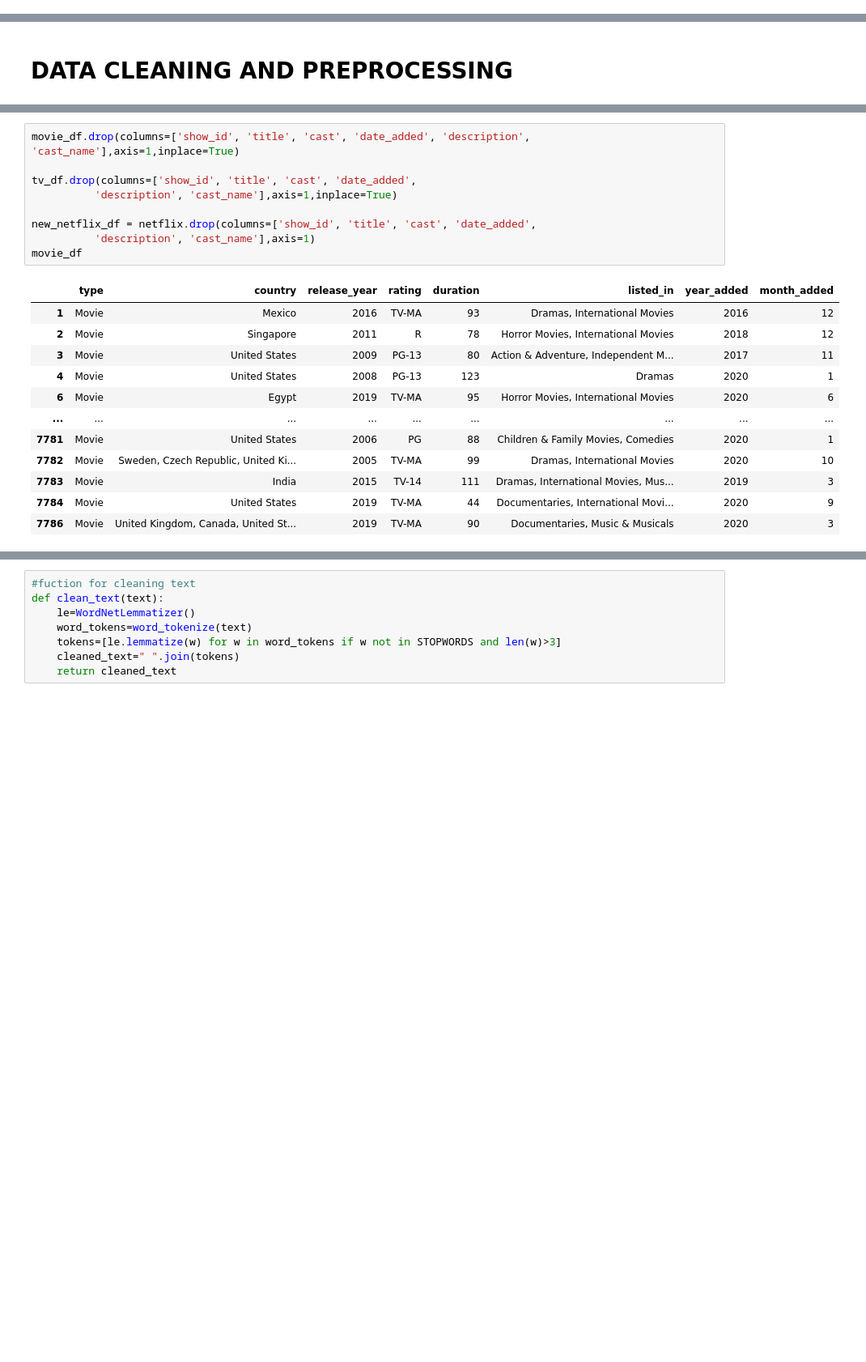
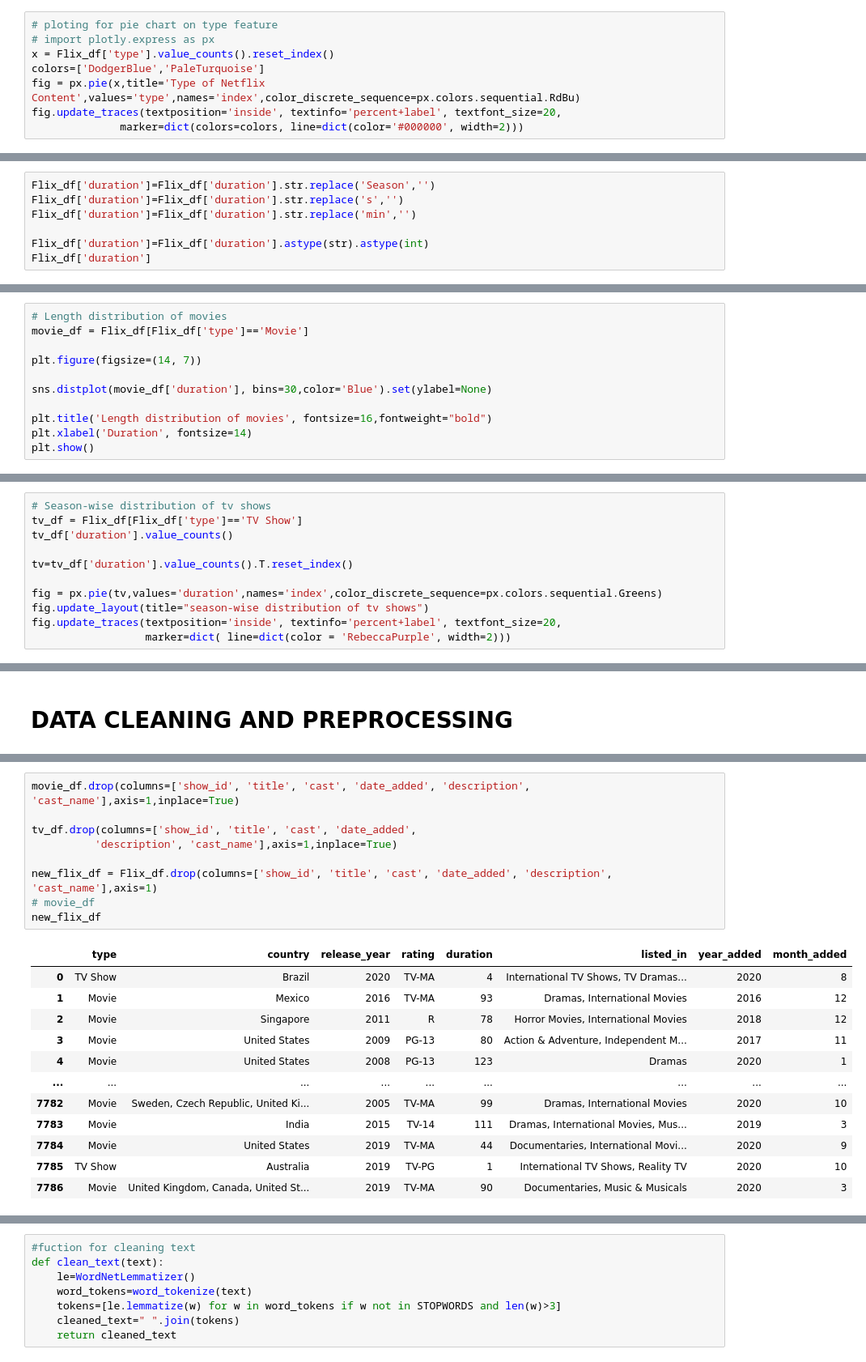
Before and after one commit to San13deep/-Credit-Card-Default-Prediction, a Jupyter notebook: Capstone_6_NETFLIX_MOVIES_AND_TV_SHOWS_CLUSTERING.ipynb, the cells around one changed output, grey strips where cells are left out. Shown at 81% size. Cells and saved outputs as stored; diff of their text form; blank space fills up the shorter version.

```diff
--- a/Capstone_6_NETFLIX_MOVIES_AND_TV_SHOWS_CLUSTERING.ipynb
+++ b/Capstone_6_NETFLIX_MOVIES_AND_TV_SHOWS_CLUSTERING.ipynb
@@ -388,0 +753,8 @@ fig.update_traces(textposition='inside', textinfo='percent+label', textfont_size
+# %%
+# ploting for pie chart on type feature
+# import plotly.express as px
+x = Flix_df['type'].value_counts().reset_index()
+colors=['DodgerBlue','PaleTurquoise']
+fig = px.pie(x,title='Type of Netflix Content',values='type',names='index',color_discrete_sequence=px.colors.sequential.RdBu)
+fig.update_traces(textposition='inside', textinfo='percent+label', textfont_size=20,
+              marker=dict(colors=colors, line=dict(color='#000000', width=2)))
@@ -388,0 +860,7 @@ fig.update_traces(textposition='inside', textinfo='percent+label', textfont_size
+# %%
+Flix_df['duration']=Flix_df['duration'].str.replace('Season','')
+Flix_df['duration']=Flix_df['duration'].str.replace('s','')
+Flix_df['duration']=Flix_df['duration'].str.replace('min','')
+
+Flix_df['duration']=Flix_df['duration'].astype(str).astype(int)
+Flix_df['duration']
@@ -388,0 +880,11 @@ fig.update_traces(textposition='inside', textinfo='percent+label', textfont_size
+# %%
+# Length distribution of movies
+movie_df = Flix_df[Flix_df['type']=='Movie']
+
+plt.figure(figsize=(14, 7))
+
+sns.distplot(movie_df['duration'], bins=30,color='Blue').set(ylabel=None)
+
+plt.title('Length distribution of movies', fontsize=16,fontweight="bold")
+plt.xlabel('Duration', fontsize=14)
+plt.show()
@@ -388,0 +893,11 @@ fig.update_traces(textposition='inside', textinfo='percent+label', textfont_size
+# %%
+# Season-wise distribution of tv shows
+tv_df = Flix_df[Flix_df['type']=='TV Show']
+tv_df['duration'].value_counts()
+
+tv=tv_df['duration'].value_counts().T.reset_index()
+
+fig = px.pie(tv,values='duration',names='index',color_discrete_sequence=px.colors.sequential.Greens)
+fig.update_layout(title="season-wise distribution of tv shows")
+fig.update_traces(textposition='inside', textinfo='percent+label', textfont_size=20,
+                  marker=dict( line=dict(color = 'RebeccaPurple', width=2)))
@@ -419,22 +938,22 @@ Index(['show_id', 'type', 'title', 'cast', 'country', 'date_added',
 # %%
 movie_df.drop(columns=['show_id', 'title', 'cast', 'date_added', 'description', 'cast_name'],axis=1,inplace=True)
 
 tv_df.drop(columns=['show_id', 'title', 'cast', 'date_added',
           'description', 'cast_name'],axis=1,inplace=True)
 
-new_netflix_df = netflix.drop(columns=['show_id', 'title', 'cast', 'date_added',
-          'description', 'cast_name'],axis=1)
-movie_df
+new_flix_df = Flix_df.drop(columns=['show_id', 'title', 'cast', 'date_added', 'description', 'cast_name'],axis=1)
+# movie_df
+new_flix_df
 # %% [output]
 |  | type | country | release_year | rating | duration | listed_in | year_added | month_added |
+| 0 | TV Show | Brazil | 2020 | TV-MA | 4 | International TV Shows, TV Dramas... | 2020 | 8 |
 | 1 | Movie | Mexico | 2016 | TV-MA | 93 | Dramas, International Movies | 2016 | 12 |
 | 2 | Movie | Singapore | 2011 | R | 78 | Horror Movies, International Movies | 2018 | 12 |
 | 3 | Movie | United States | 2009 | PG-13 | 80 | Action & Adventure, Independent M... | 2017 | 11 |
 | 4 | Movie | United States | 2008 | PG-13 | 123 | Dramas | 2020 | 1 |
-| 6 | Movie | Egypt | 2019 | TV-MA | 95 | Horror Movies, International Movies | 2020 | 6 |
 | ... | ... | ... | ... | ... | ... | ... | ... | ... |
-| 7781 | Movie | United States | 2006 | PG | 88 | Children & Family Movies, Comedies | 2020 | 1 |
 | 7782 | Movie | Sweden, Czech Republic, United Ki... | 2005 | TV-MA | 99 | Dramas, International Movies | 2020 | 10 |
 | 7783 | Movie | India | 2015 | TV-14 | 111 | Dramas, International Movies, Mus... | 2019 | 3 |
 | 7784 | Movie | United States | 2019 | TV-MA | 44 | Documentaries, International Movi... | 2020 | 9 |
+| 7785 | TV Show | Australia | 2019 | TV-PG | 1 | International TV Shows, Reality TV | 2020 | 10 |
 | 7786 | Movie | United Kingdom, Canada, United St... | 2019 | TV-MA | 90 | Documentaries, Music & Musicals | 2020 | 3 |
```
Also changed, not shown: parts of 196 cells of this notebook.
